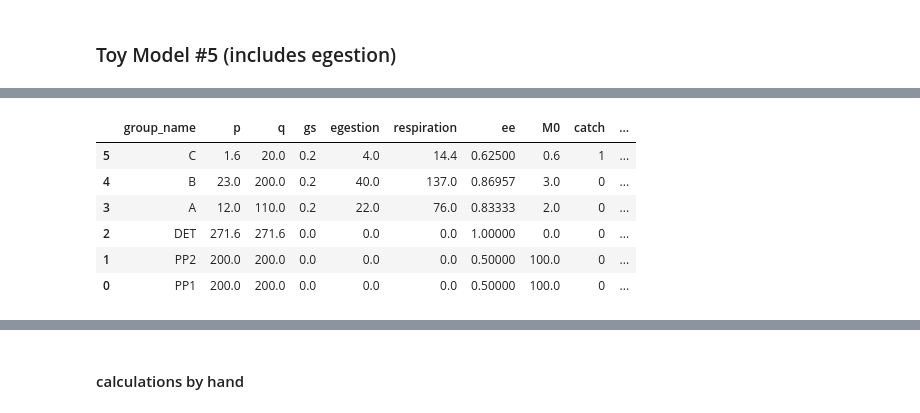
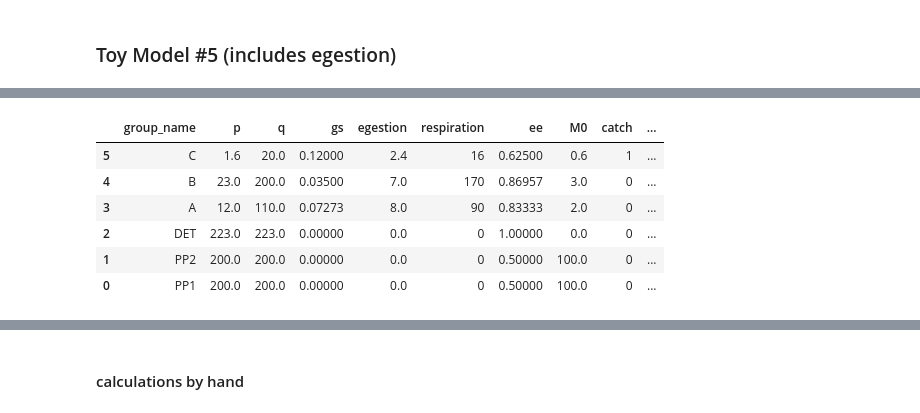
Before and after one commit to idocarmel1/PPREstimation, a Jupyter notebook: ToyModels/comp0426.ipynb, the cells around one changed output, grey strips where cells are left out. Drawn from its saved outputs; the diff is of its cells as text; code cells hidden in the pictures.

```diff
--- a/ToyModels/comp0426.ipynb
+++ b/ToyModels/comp0426.ipynb
@@ -436,54 +436,55 @@ groups_df['egestion'] = [0, 0, 0, 8, 7, 2.4]
 # groups_df['M0'] = [100, 100, 0, 10, 10, 3]
 # groups_df['egestion'] = 0
 
 groups_df['respiration'] = [0, 0, 0, 90, 170, 16]
 groups_df['biomass_accum'] = [0, 0, 123, 0, 0, 0]
 
 groups_df['immigration'] = 0
 groups_df['emigration'] = 0
 groups_df['net_migration'] = groups_df['emigration'] - groups_df['immigration']
 
 groups_df['p'] = groups_df['catch'] + groups_df['M0'] + groups_df['predation'] + groups_df['net_migration'] + groups_df['biomass_accum']
 groups_df['q'] = groups_df['p'] + groups_df['egestion'] + groups_df['respiration']
 
 groups_df['ee'] = 1 - groups_df['M0'] / groups_df['p']
 groups_df['ge'] = groups_df['p'] / groups_df['q']
 groups_df['gs'] = groups_df['egestion'] / groups_df['q']
+groups_df['biomass'] = np.nan
 
 df_with_nans = groups_df.copy()
 df_with_nans[['egestion', 'gs', 'respiration', 'biomass_accum']] = np.nan
+
+# self = PPRCalculator.from_dict({
+#     '_Z': Z,
+#     '_DC': DC,
+#     'seq2name': seq2name,
+#     'name2seq': name2seq,
+#     '_groups_df': df_with_nans,
+#     'n_groups': df_with_nans.shape[0],
+#     'growth': df_with_nans['biomass_accum']
+# } | df_with_nans.rename(columns={'ee': 'EE', 'ge': 'GE', 'gs': 'GS'}).to_dict(orient='series'), underdetermined=True, zero_biomass_accum=False, default_gs=True
+# )
 
 self = PPRCalculator.from_dict({
     '_Z': Z,
     '_DC': DC,
     'seq2name': seq2name,
     'name2seq': name2seq,
-    '_groups_df': df_with_nans,
-    'n_groups': df_with_nans.shape[0],
-    'growth': df_with_nans['biomass_accum']
-} | df_with_nans.rename(columns={'ee': 'EE', 'ge': 'GE', 'gs': 'GS'}).to_dict(orient='series'), underdetermined=True, zero_biomass_accum=False, default_gs=True
+    '_groups_df': groups_df,
+    'n_groups': groups_df.shape[0],
+    'growth': groups_df['biomass_accum']
+} | groups_df.rename(columns={'ee': 'EE', 'ge': 'GE', 'gs': 'GS'}).to_dict(orient='series'), underdetermined=False, zero_biomass_accum=True, default_gs=False
 )
 
-# self = PPRCalculator.from_dict({
-#     '_Z': Z,
-#     '_DC': DC,
-#     'seq2name': seq2name,
-#     'name2seq': name2seq,
-#     '_groups_df': groups_df,
-#     'n_groups': groups_df.shape[0],
-#     'growth': groups_df['biomass_accum']
-# } | groups_df.rename(columns={'ee': 'EE', 'ge': 'GE', 'gs': 'GS'}).to_dict(orient='series'), underdetermined=False, zero_biomass_accum=True, default_gs=False
-# )
-
 self.get_groups_df()[['group_name', 'p', 'q', 'gs', 'egestion', 'respiration', 'ee', 'M0', 'catch', 'biomass_accum']].round(5)
 # %% [output]
 |  | group_name | p | q | gs | egestion | respiration | ee | M0 | catch | ... |
-| 5 | C | 1.6 | 20.0 | 0.2 | 4.0 | 14.4 | 0.62500 | 0.6 | 1 | ... |
-| 4 | B | 23.0 | 200.0 | 0.2 | 40.0 | 137.0 | 0.86957 | 3.0 | 0 | ... |
-| 3 | A | 12.0 | 110.0 | 0.2 | 22.0 | 76.0 | 0.83333 | 2.0 | 0 | ... |
-| 2 | DET | 271.6 | 271.6 | 0.0 | 0.0 | 0.0 | 1.00000 | 0.0 | 0 | ... |
-| 1 | PP2 | 200.0 | 200.0 | 0.0 | 0.0 | 0.0 | 0.50000 | 100.0 | 0 | ... |
-| 0 | PP1 | 200.0 | 200.0 | 0.0 | 0.0 | 0.0 | 0.50000 | 100.0 | 0 | ... |
+| 5 | C | 1.6 | 20.0 | 0.12000 | 2.4 | 16 | 0.62500 | 0.6 | 1 | ... |
+| 4 | B | 23.0 | 200.0 | 0.03500 | 7.0 | 170 | 0.86957 | 3.0 | 0 | ... |
+| 3 | A | 12.0 | 110.0 | 0.07273 | 8.0 | 90 | 0.83333 | 2.0 | 0 | ... |
+| 2 | DET | 223.0 | 223.0 | 0.00000 | 0.0 | 0 | 1.00000 | 0.0 | 0 | ... |
+| 1 | PP2 | 200.0 | 200.0 | 0.00000 | 0.0 | 0 | 0.50000 | 100.0 | 0 | ... |
+| 0 | PP1 | 200.0 | 200.0 | 0.00000 | 0.0 | 0 | 0.50000 | 100.0 | 0 | ... |
 # %%
 balanced, p, q = self.is_model_balanced()
 d = pd.DataFrame({
```
Also changed, not shown: parts of 3 cells of this notebook, 1 other file.
